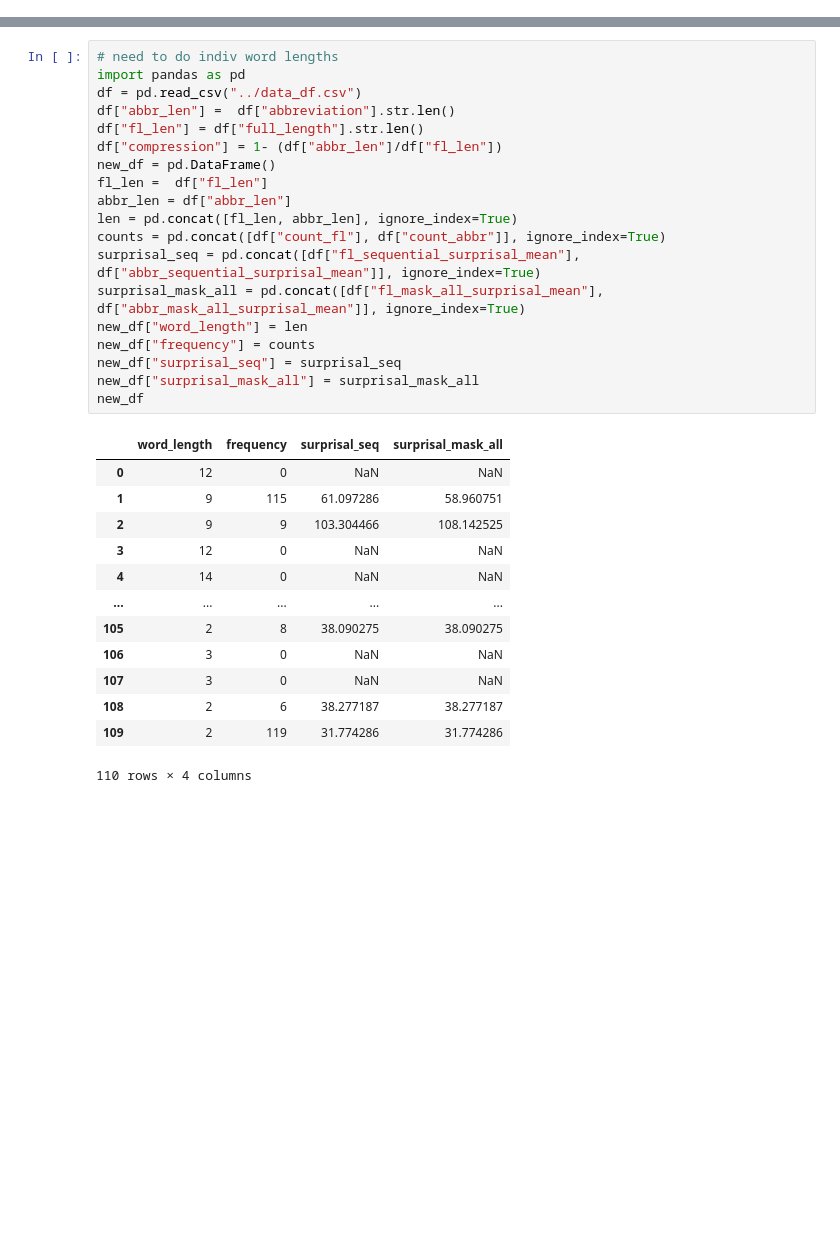
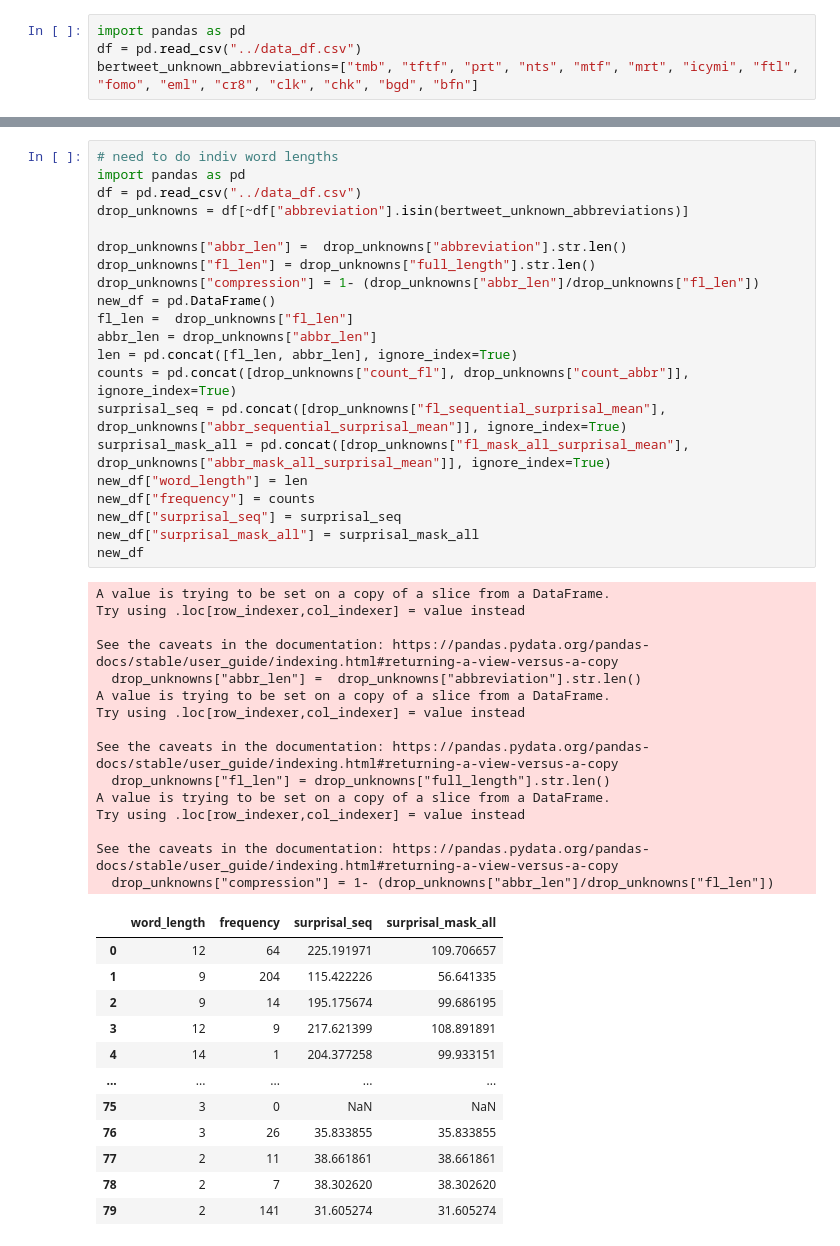
Before and after one commit to erafkin/twitter_abbreviation_word_length, a Jupyter notebook: notebooks/explore.ipynb, the cells around one changed output, grey strips where cells are left out. Cells and saved outputs as stored; diff of their text form; blank space fills up the shorter version.

```diff
--- a/notebooks/explore.ipynb
+++ b/notebooks/explore.ipynb
@@ -7,3 +1,7 @@ df["abbreviation"].to_list()
+# %%
+import pandas as pd
+df = pd.read_csv("../data_df.csv")
+bertweet_unknown_abbreviations=["tmb", "tftf", "prt", "nts", "mtf", "mrt", "icymi", "ftl", "fomo", "eml", "cr8", "clk", "chk", "bgd", "bfn"]
 # %%
 
 df["abbr_len"] =  df["abbreviation"].str.len()
@@ -93,33 +118,49 @@ df.corr(method="spearman", numeric_only=True) # >.7 is strong, .4-.6 is moderate
 # %%
 # need to do indiv word lengths
 import pandas as pd
 df = pd.read_csv("../data_df.csv")
-df["abbr_len"] =  df["abbreviation"].str.len()
-df["fl_len"] = df["full_length"].str.len()
-df["compression"] = 1- (df["abbr_len"]/df["fl_len"])
+drop_unknowns = df[~df["abbreviation"].isin(bertweet_unknown_abbreviations)]
+
+drop_unknowns["abbr_len"] =  drop_unknowns["abbreviation"].str.len()
+drop_unknowns["fl_len"] = drop_unknowns["full_length"].str.len()
+drop_unknowns["compression"] = 1- (drop_unknowns["abbr_len"]/drop_unknowns["fl_len"])
 new_df = pd.DataFrame()
-fl_len =  df["fl_len"]
-abbr_len = df["abbr_len"]
+fl_len =  drop_unknowns["fl_len"]
+abbr_len = drop_unknowns["abbr_len"]
 len = pd.concat([fl_len, abbr_len], ignore_index=True)
-counts = pd.concat([df["count_fl"], df["count_abbr"]], ignore_index=True)
-surprisal_seq = pd.concat([df["fl_sequential_surprisal_mean"], df["abbr_sequential_surprisal_mean"]], ignore_index=True)
-surprisal_mask_all = pd.concat([df["fl_mask_all_surprisal_mean"], df["abbr_mask_all_surprisal_mean"]], ignore_index=True)
+counts = pd.concat([drop_unknowns["count_fl"], drop_unknowns["count_abbr"]], ignore_index=True)
+surprisal_seq = pd.concat([drop_unknowns["fl_sequential_surprisal_mean"], drop_unknowns["abbr_sequential_surprisal_mean"]], ignore_index=True)
+surprisal_mask_all = pd.concat([drop_unknowns["fl_mask_all_surprisal_mean"], drop_unknowns["abbr_mask_all_surprisal_mean"]], ignore_index=True)
 new_df["word_length"] = len
 new_df["frequency"] = counts
 new_df["surprisal_seq"] = surprisal_seq
 new_df["surprisal_mask_all"] = surprisal_mask_all
 new_df
 # %% [output]
+A value is trying to be set on a copy of a slice from a DataFrame.
+Try using .loc[row_indexer,col_indexer] = value instead
+
+See the caveats in the documentation: https://pandas.pydata.org/pandas-docs/stable/user_guide/indexing.html#returning-a-view-versus-a-copy
+  drop_unknowns["abbr_len"] =  drop_unknowns["abbreviation"].str.len()
+A value is trying to be set on a copy of a slice from a DataFrame.
+Try using .loc[row_indexer,col_indexer] = value instead
+
+See the caveats in the documentation: https://pandas.pydata.org/pandas-docs/stable/user_guide/indexing.html#returning-a-view-versus-a-copy
+  drop_unknowns["fl_len"] = drop_unknowns["full_length"].str.len()
+A value is trying to be set on a copy of a slice from a DataFrame.
+Try using .loc[row_indexer,col_indexer] = value instead
+
+See the caveats in the documentation: https://pandas.pydata.org/pandas-docs/stable/user_guide/indexing.html#returning-a-view-versus-a-copy
+  drop_unknowns["compression"] = 1- (drop_unknowns["abbr_len"]/drop_unknowns["fl_len"])
 |  | word_length | frequency | surprisal_seq | surprisal_mask_all |
-| 0 | 12 | 0 | NaN | NaN |
-| 1 | 9 | 115 | 61.097286 | 58.960751 |
-| 2 | 9 | 9 | 103.304466 | 108.142525 |
-| 3 | 12 | 0 | NaN | NaN |
-| 4 | 14 | 0 | NaN | NaN |
+| 0 | 12 | 64 | 225.191971 | 109.706657 |
+| 1 | 9 | 204 | 115.422226 | 56.641335 |
+| 2 | 9 | 14 | 195.175674 | 99.686195 |
+| 3 | 12 | 9 | 217.621399 | 108.891891 |
+| 4 | 14 | 1 | 204.377258 | 99.933151 |
 | ... | ... | ... | ... | ... |
-| 105 | 2 | 8 | 38.090275 | 38.090275 |
-| 106 | 3 | 0 | NaN | NaN |
-| 107 | 3 | 0 | NaN | NaN |
-| 108 | 2 | 6 | 38.277187 | 38.277187 |
-| 109 | 2 | 119 | 31.774286 | 31.774286 |
+| 75 | 3 | 0 | NaN | NaN |
+| 76 | 3 | 26 | 35.833855 | 35.833855 |
+| 77 | 2 | 11 | 38.661861 | 38.661861 |
+| 78 | 2 | 7 | 38.302620 | 38.302620 |
+| 79 | 2 | 141 | 31.605274 | 31.605274 |
-110 rows × 4 columns
```
Also changed, not shown: parts of 14 cells of this notebook, 3 other files.
